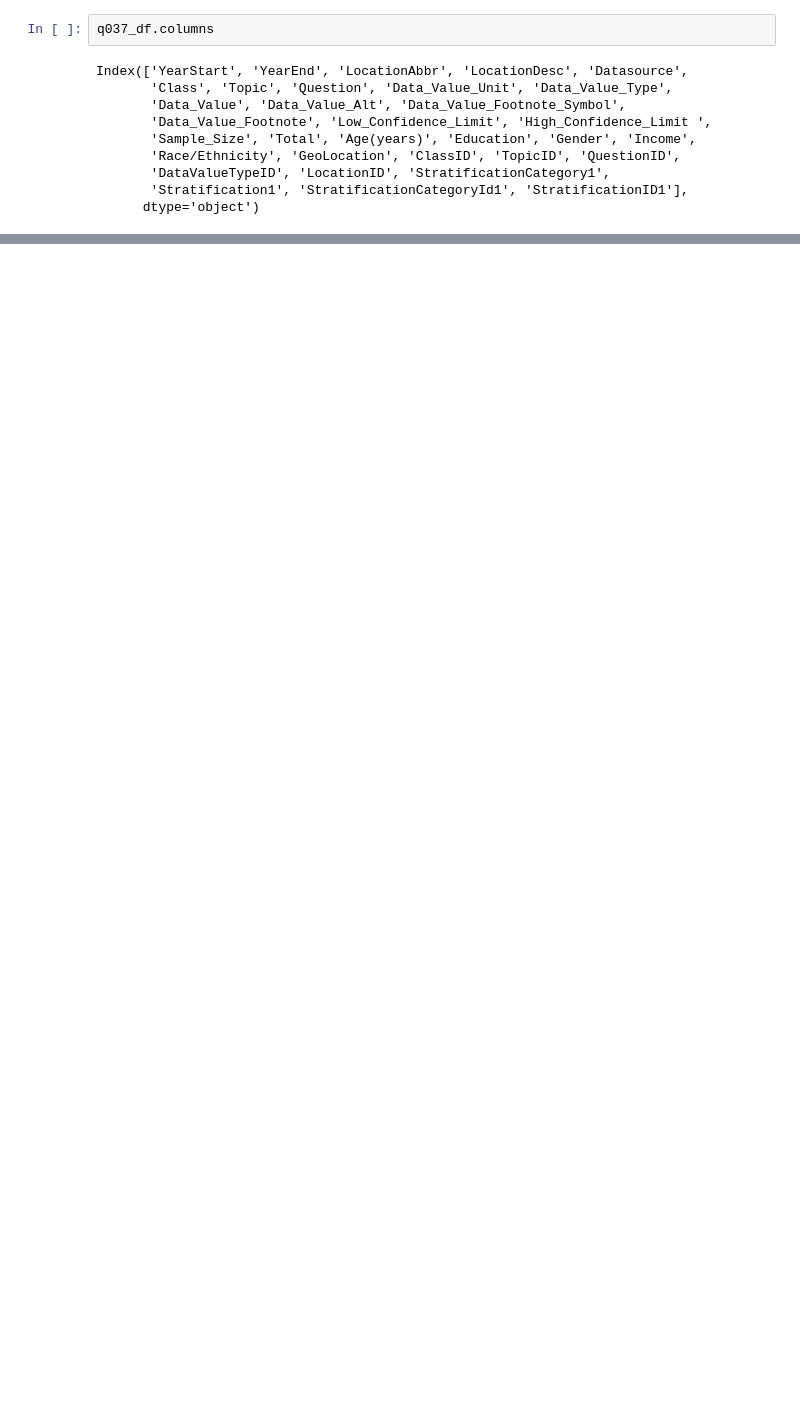
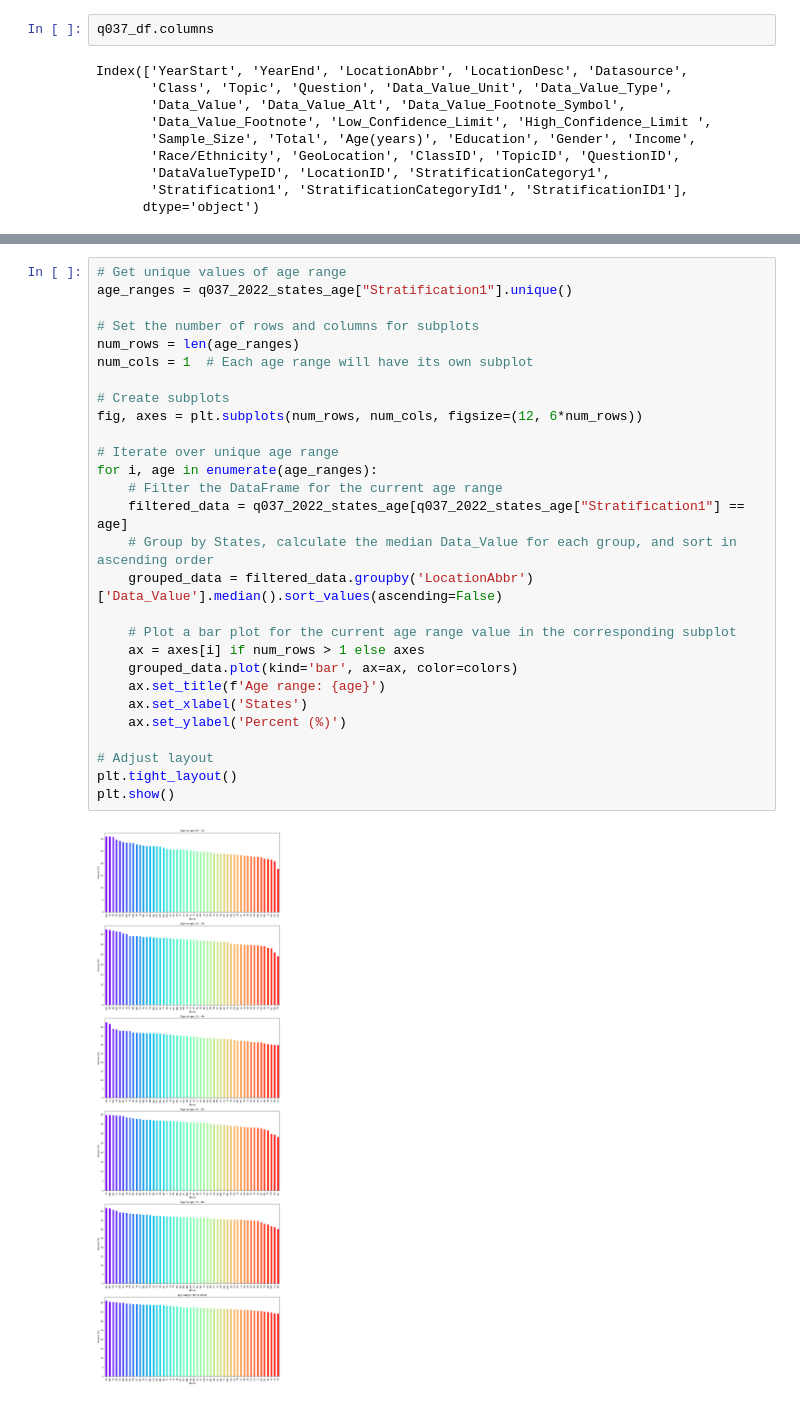
Before and after one commit to hatkiet/Project_3-Obesity-Analysis-and-Its-impacts, a Jupyter notebook: Clean_data_K1.ipynb, the cells around one changed output, grey strips where cells are left out. Drawn from its saved outputs; the diff is of its cells as text; blank space fills up the shorter version.

```diff
--- a/Clean_data_K1.ipynb
+++ b/Clean_data_K1.ipynb
@@ -117,0 +219,30 @@ q037_df_sorted
+# %%
+# Get unique values of age range
+age_ranges = q037_2022_states_age["Stratification1"].unique()
+
+# Set the number of rows and columns for subplots
+num_rows = len(age_ranges)
+num_cols = 1  # Each age range will have its own subplot
+
+# Create subplots
+fig, axes = plt.subplots(num_rows, num_cols, figsize=(12, 6*num_rows))
+
+# Iterate over unique age range
+for i, age in enumerate(age_ranges):
+    # Filter the DataFrame for the current age range
+    filtered_data = q037_2022_states_age[q037_2022_states_age["Stratification1"] == age]
+    # Group by States, calculate the median Data_Value for each group, and sort in ascending order
+    grouped_data = filtered_data.groupby('LocationAbbr')['Data_Value'].median().sort_values(ascending=False)
+
+    # Plot a bar plot for the current age range value in the corresponding subplot
+    ax = axes[i] if num_rows > 1 else axes
+    grouped_data.plot(kind='bar', ax=ax, color=colors)
+    ax.set_title(f'Age range: {age}')
+    ax.set_xlabel('States')
+    ax.set_ylabel('Percent (%)')
+
+# Adjust layout
+plt.tight_layout()
+plt.show()
+# %% [output]
+[figure, added]
```
Also changed, not shown: parts of 20 cells of this notebook, 18 other files.
